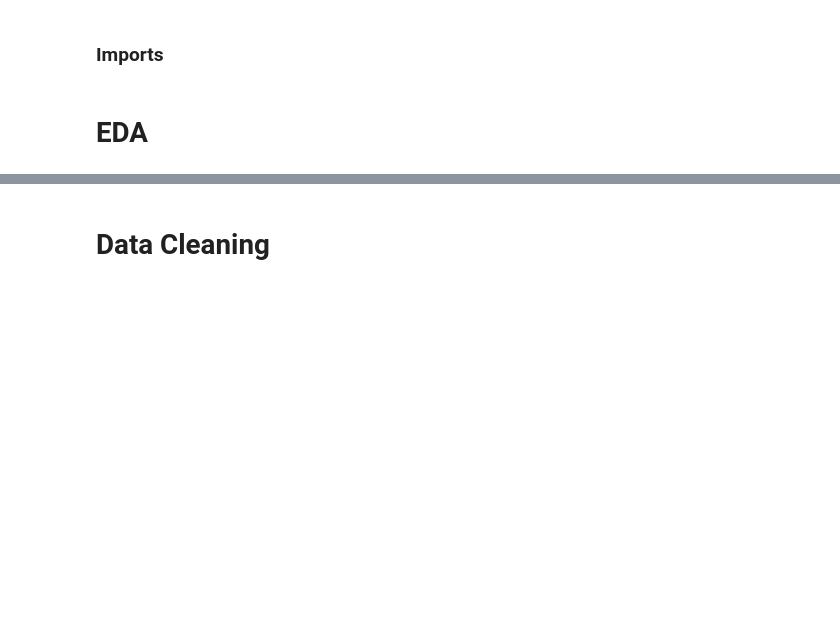
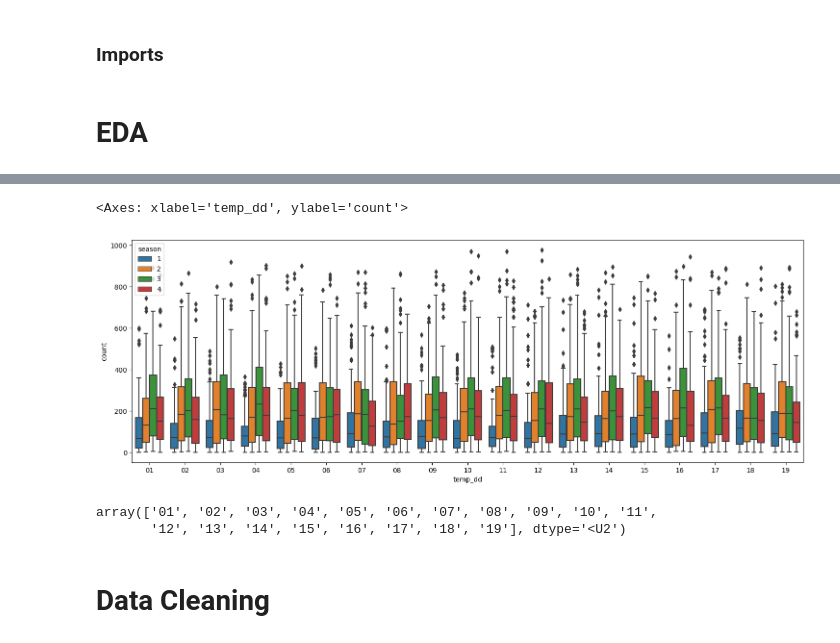
Before and after one commit to leonardotonelli/BikeSharing, a Jupyter notebook: bike-sharing-v1.ipynb, the cells around one changed output, grey strips where cells are left out. Cells and saved outputs as stored; diff of their text form; code cells hidden in the pictures; blank space fills up the shorter version.

```diff
--- a/bike-sharing-v1.ipynb
+++ b/bike-sharing-v1.ipynb
@@ -23,3 +80,17 @@ sns.barplot(data = df, x = "holiday", y="count", hue="weather")
+# %%
+day = np.arange(32)
+temp_day = np.vectorize(lambda x: x[8:10])(datetime)
+df["temp_dd"] = temp_day
+plt.figure(figsize=(18, 6))
+sns.boxplot(data = df, x="temp_dd", y="count", hue="season")
+# %% [output]
+<Axes: xlabel='temp_dd', ylabel='count'>
+[figure, added]
+# %%
+np.unique(temp_day)
+# %% [output]
+array(['01', '02', '03', '04', '05', '06', '07', '08', '09', '10', '11',
+       '12', '13', '14', '15', '16', '17', '18', '19'], dtype='<U2')
 # %% [markdown]
 # Data Cleaning
 # %% [markdown]
```
Also changed, not shown: parts of 6 cells of this notebook.
